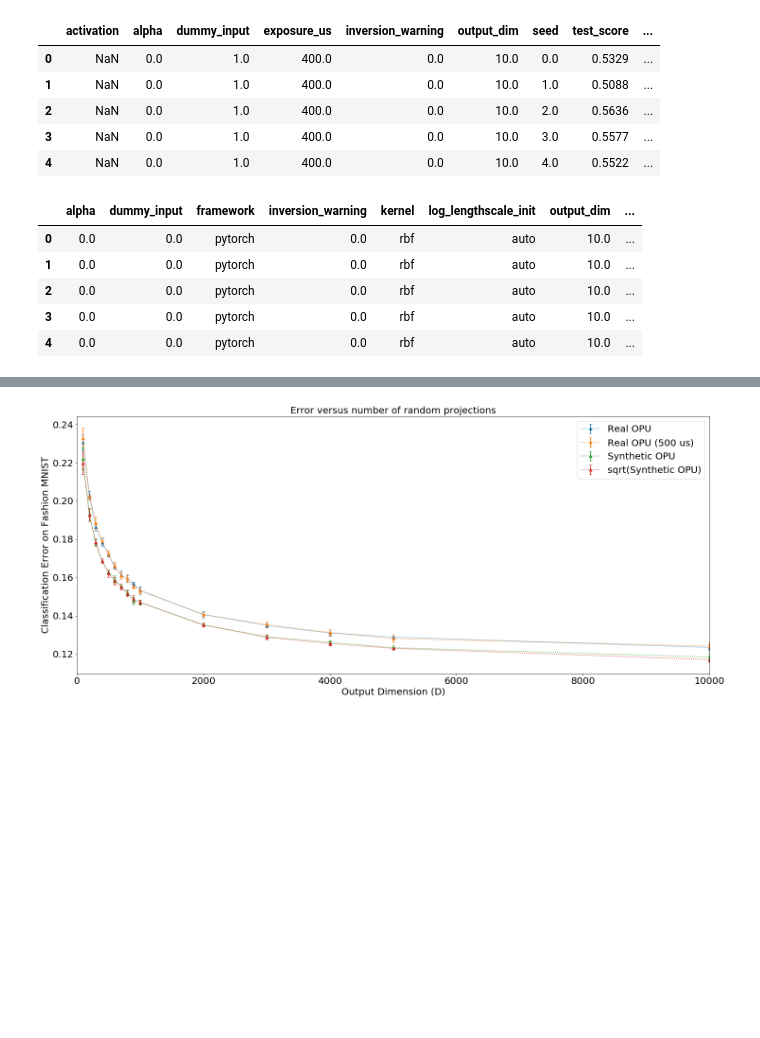
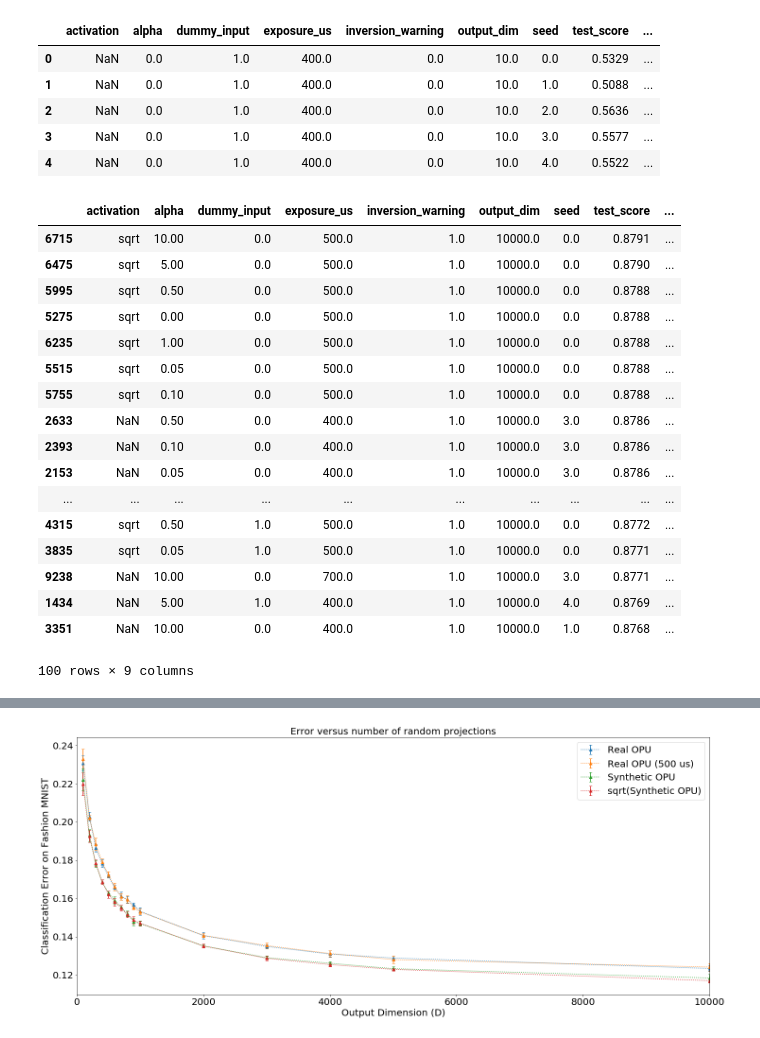
Before and after one commit to joneswack/opu-kernel-experiments, a Jupyter notebook: Tests Jonas/plot_fashion_mnist.ipynb, the cells around one changed output, grey strips where cells are left out. Drawn from its saved outputs; the diff is of its cells as text; code cells hidden in the pictures; blank space fills up the shorter version.

```diff
--- a/Tests Jonas/plot_fashion_mnist.ipynb
+++ b/Tests Jonas/plot_fashion_mnist.ipynb
@@ -21,13 +42,25 @@ opu_df.head()
 | 4 | NaN | 0.0 | 1.0 | 400.0 | 0.0 | 10.0 | 4.0 | 0.5522 | ... |
 # %%
 rbf_df = pd.read_csv('csv/ridge_benchmark_rbf.csv')
-# %%
-rbf_df.head()
-# %% [output]
-|  | alpha | dummy_input | framework | inversion_warning | kernel | log_lengthscale_init | output_dim | ... |
-| 0 | 0.0 | 0.0 | pytorch | 0.0 | rbf | auto | 10.0 | ... |
-| 1 | 0.0 | 0.0 | pytorch | 0.0 | rbf | auto | 10.0 | ... |
-| 2 | 0.0 | 0.0 | pytorch | 0.0 | rbf | auto | 10.0 | ... |
-| 3 | 0.0 | 0.0 | pytorch | 0.0 | rbf | auto | 10.0 | ... |
-| 4 | 0.0 | 0.0 | pytorch | 0.0 | rbf | auto | 10.0 | ... |
+# %%
+opu_df.sort_values(by='test_score', ascending=False).iloc[:100]
+# %% [output]
+|  | activation | alpha | dummy_input | exposure_us | inversion_warning | output_dim | seed | test_score | ... |
+| 6715 | sqrt | 10.00 | 0.0 | 500.0 | 1.0 | 10000.0 | 0.0 | 0.8791 | ... |
+| 6475 | sqrt | 5.00 | 0.0 | 500.0 | 1.0 | 10000.0 | 0.0 | 0.8790 | ... |
+| 5995 | sqrt | 0.50 | 0.0 | 500.0 | 1.0 | 10000.0 | 0.0 | 0.8788 | ... |
+| 5275 | sqrt | 0.00 | 0.0 | 500.0 | 1.0 | 10000.0 | 0.0 | 0.8788 | ... |
+| 6235 | sqrt | 1.00 | 0.0 | 500.0 | 1.0 | 10000.0 | 0.0 | 0.8788 | ... |
+| 5515 | sqrt | 0.05 | 0.0 | 500.0 | 1.0 | 10000.0 | 0.0 | 0.8788 | ... |
+| 5755 | sqrt | 0.10 | 0.0 | 500.0 | 1.0 | 10000.0 | 0.0 | 0.8788 | ... |
+| 2633 | NaN | 0.50 | 0.0 | 400.0 | 1.0 | 10000.0 | 3.0 | 0.8786 | ... |
+| 2393 | NaN | 0.10 | 0.0 | 400.0 | 1.0 | 10000.0 | 3.0 | 0.8786 | ... |
+| 2153 | NaN | 0.05 | 0.0 | 400.0 | 1.0 | 10000.0 | 3.0 | 0.8786 | ... |
+| ... | ... | ... | ... | ... | ... | ... | ... | ... | ... |
+| 4315 | sqrt | 0.50 | 1.0 | 500.0 | 1.0 | 10000.0 | 0.0 | 0.8772 | ... |
+| 3835 | sqrt | 0.05 | 1.0 | 500.0 | 1.0 | 10000.0 | 0.0 | 0.8771 | ... |
+| 9238 | NaN | 10.00 | 0.0 | 700.0 | 1.0 | 10000.0 | 3.0 | 0.8771 | ... |
+| 1434 | NaN | 5.00 | 1.0 | 400.0 | 1.0 | 10000.0 | 4.0 | 0.8769 | ... |
+| 3351 | NaN | 10.00 | 0.0 | 400.0 | 1.0 | 10000.0 | 1.0 | 0.8768 | ... |
+100 rows × 9 columns
 # %%
```
Also changed, not shown: parts of 16 cells of this notebook, 6 other files.
